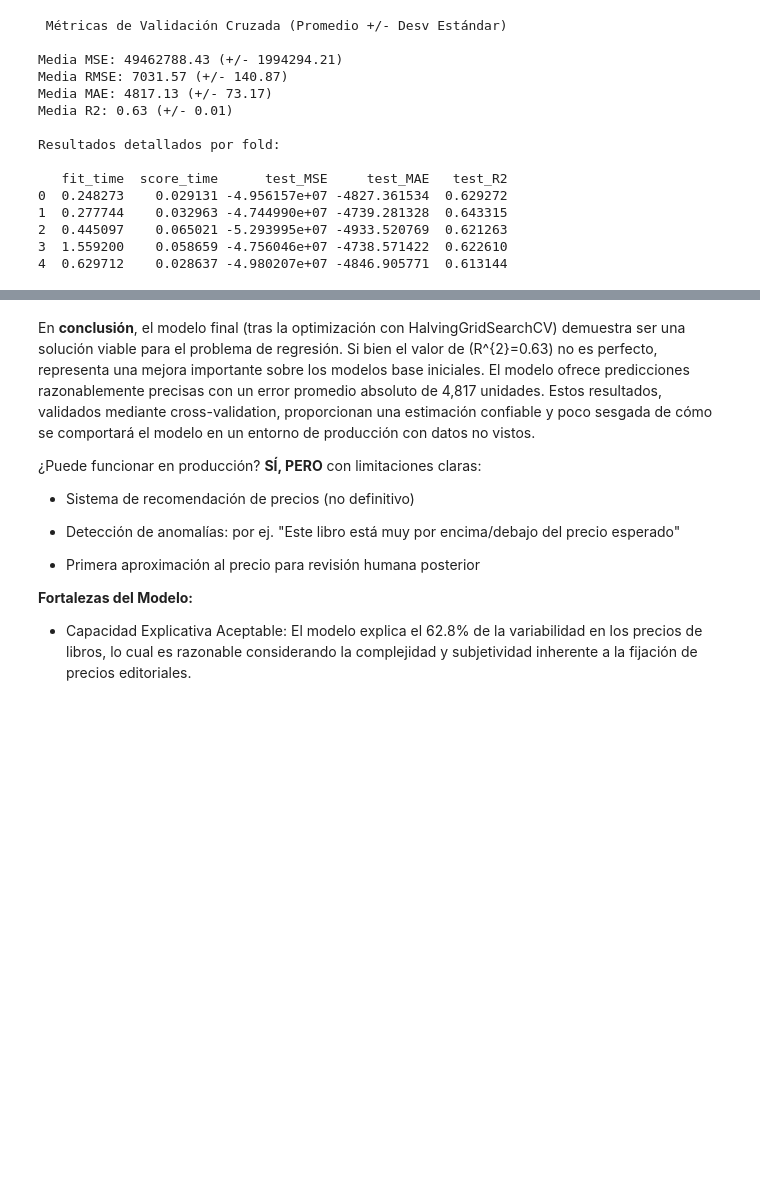
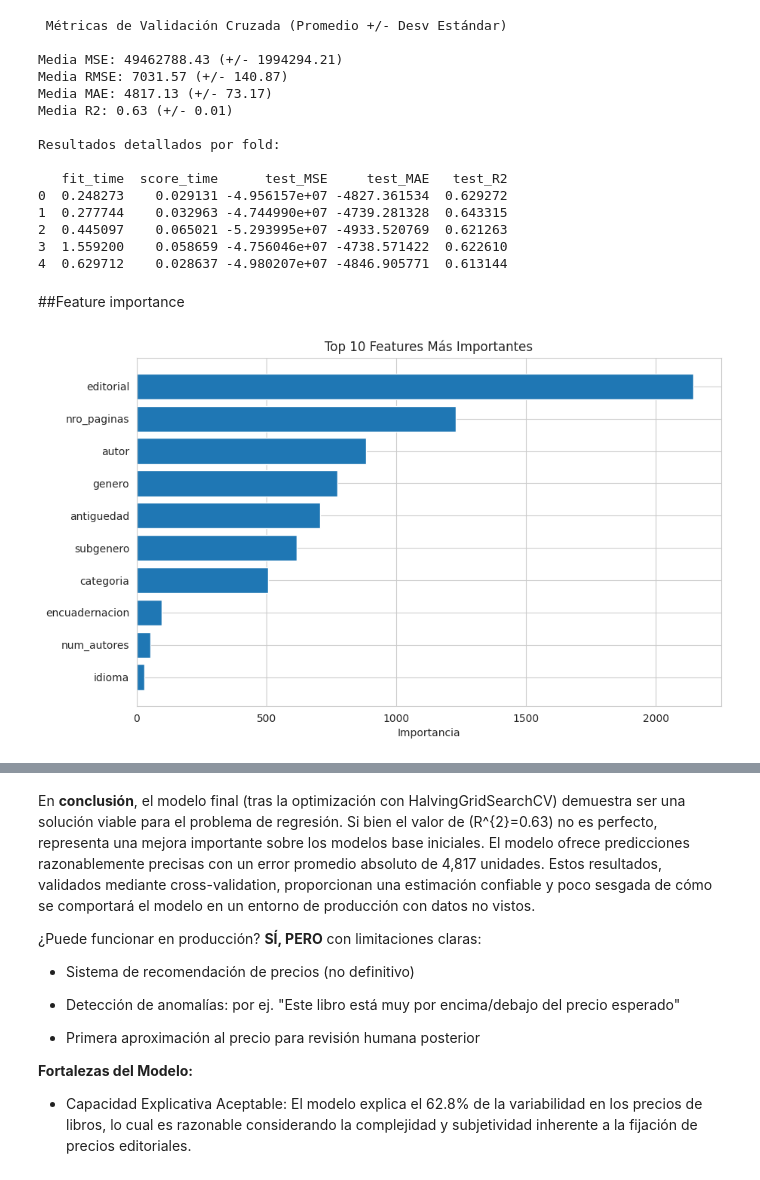
Before and after one commit to pragamarcos/Informe_predictivo_mercado_editorial, a Jupyter notebook: Informe_predictivo_mercado_editorial.ipynb, the cells around one changed output, grey strips where cells are left out. Saved outputs shown, nothing was run; the diff lists cells and outputs as text; code cells hidden in the pictures; blank space fills up the shorter version.

```diff
--- a/Informe_predictivo_mercado_editorial.ipynb
+++ b/Informe_predictivo_mercado_editorial.ipynb
@@ -1577,3 +1577,26 @@ Resultados detallados por fold:
 2  0.445097    0.065021 -5.293995e+07 -4933.520769  0.621263
 3  1.559200    0.058659 -4.756046e+07 -4738.571422  0.622610
 4  0.629712    0.028637 -4.980207e+07 -4846.905771  0.613144
+# %% [markdown]
+##Feature importance
+# %%
+# Obtenemos importancia de features
+importance = best_model.feature_importances_
+feature_names = variables_numericas + variables_categoricas
+
+# Creamos DataFrame para visualizar
+import pandas as pd
+feature_importance_df = pd.DataFrame({
+    'feature': feature_names,
+    'importance': importance
+}).sort_values('importance', ascending=False)
+
+# Visualizacion
+plt.figure(figsize=(10, 6))
+plt.barh(feature_importance_df['feature'][:10], feature_importance_df['importance'][:10])
+plt.xlabel('Importancia')
+plt.title('Top 10 Features Más Importantes')
+plt.gca().invert_yaxis()
+plt.show()
+# %% [output]
+[figure, added]
```
Also changed, not shown: parts of 7 cells of this notebook.
